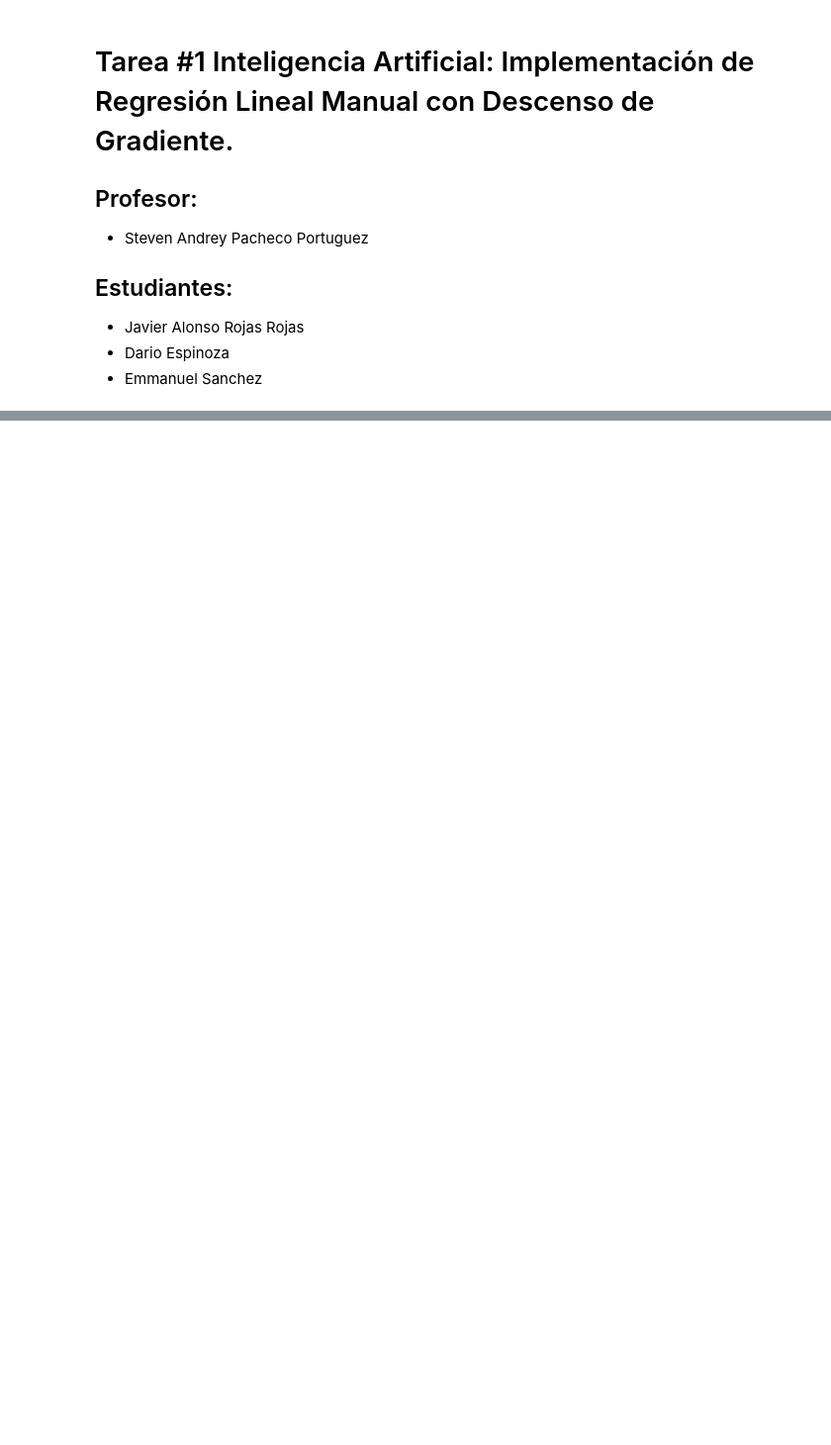
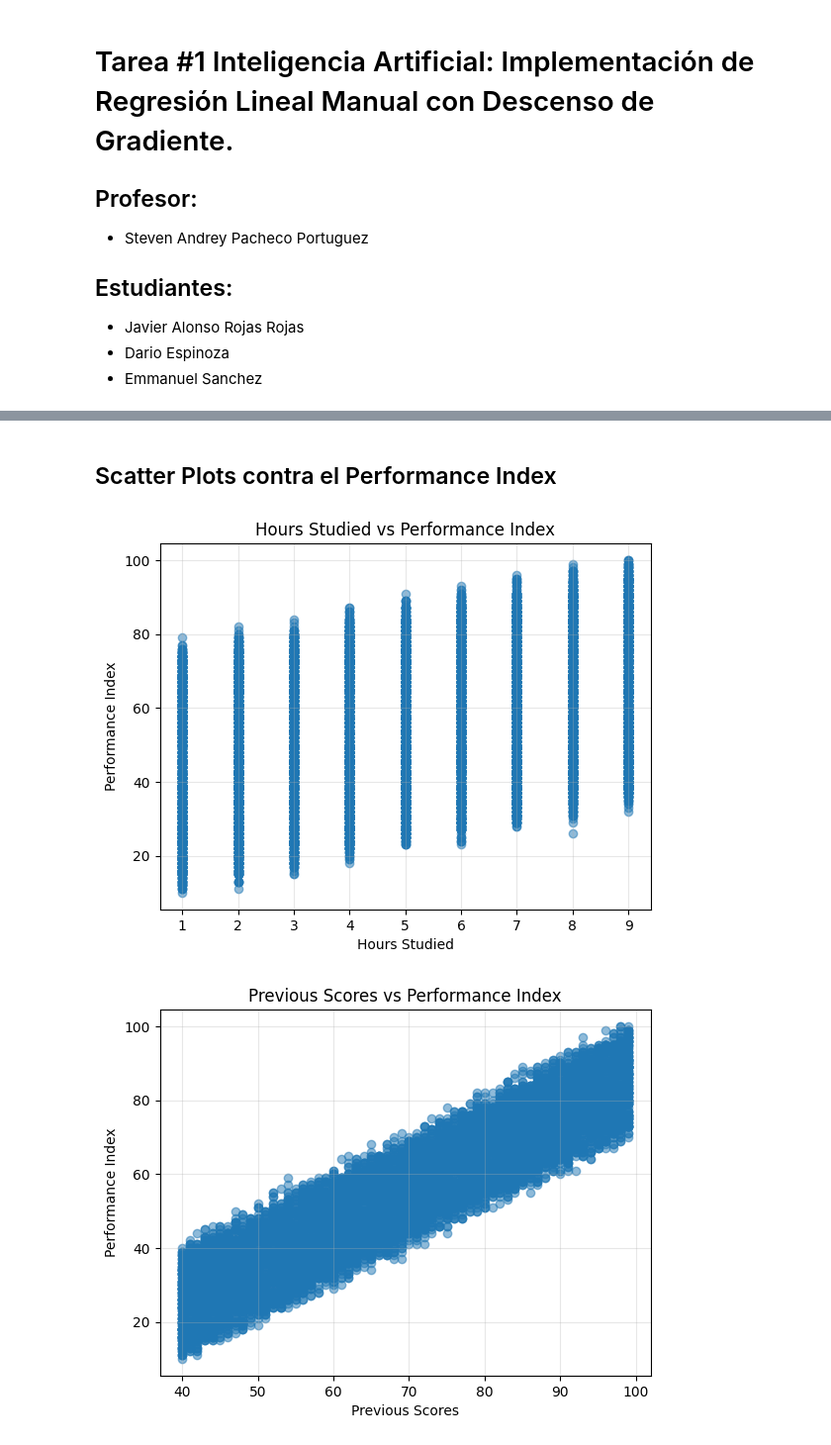
Before and after one commit to javialroro/Tarea1AI, a Jupyter notebook: source_code.ipynb, the cells around one changed output, grey strips where cells are left out. Shown at 99% size. Cells and saved outputs as stored; diff of their text form; code cells hidden in the pictures; blank space fills up the shorter version.

```diff
--- a/source_code.ipynb
+++ b/source_code.ipynb
@@ -50,0 +122,15 @@ max                            9.000000         100.000000
+# %% [markdown]
+## Scatter Plots contra el Performance Index
+# %%
+target = "Performance Index"
+for col in num_vars:
+    if col != target:
+        plt.scatter(df[col], df[target], alpha=0.5)
+        plt.title(f"{col} vs {target}")
+        plt.xlabel(col)
+        plt.ylabel(target)
+        plt.grid(alpha=0.3)
+        plt.show()
+# %% [output]
+[figure, added]
+[figure, added]
```
Also changed, not shown: parts of 14 cells of this notebook, 2 other files.
